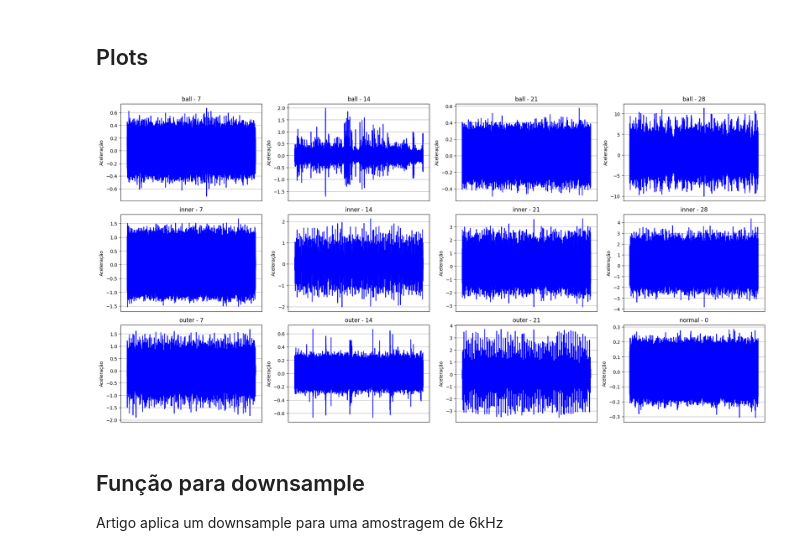
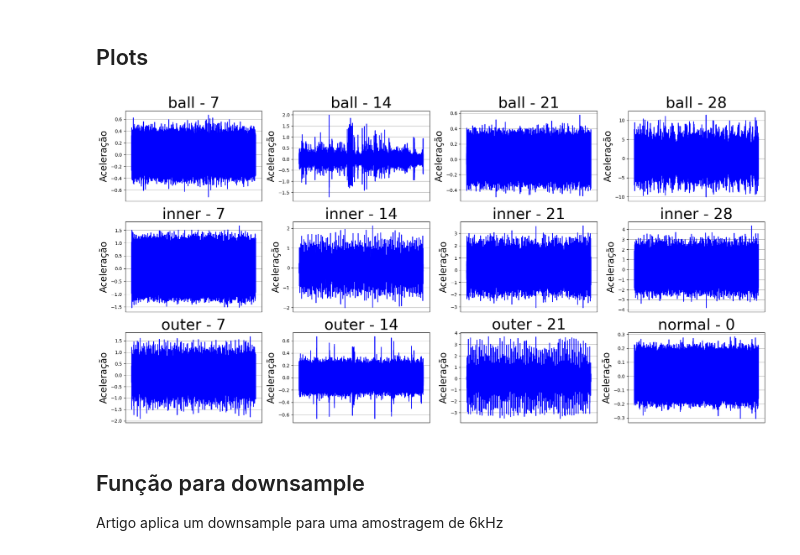
Before and after one commit to LuizFFonseca/Trabalho_final_AM, a Jupyter notebook: Trabalho.ipynb, the cells around one changed output. Saved outputs shown, nothing was run; the diff lists cells and outputs as text; code cells hidden in the pictures.

```diff
--- a/Trabalho.ipynb
+++ b/Trabalho.ipynb
@@ -89,31 +100,31 @@ to_plot
 # %%
 to_plot = to_plot.reset_index(drop=True)
 
 # Definindo o tamanho da figura e a grade de subplots (3 linhas x 4 colunas)
 fig, axes = plt.subplots(3, 4, figsize=(20, 10))
 
 # Iterar sobre cada linha do DataFrame e cada eixo do subplot
 for index, row in to_plot.iterrows():
     lista = row['DE']
     titulo = f"{row['fault_type']} - {row['fault_size']}"
 
     # Encontrar a posição do subplot
     ax = axes[index // 4, index % 4]  # Divisão inteira para linha e módulo para coluna
     # Plotar a lista no gráfico
     ax.plot(lista, color='b')
-    ax.set_title(titulo)
+    ax.set_title(titulo, fontsize = 32)
     # ax.set_xlabel('Índice')
     ax.set_xticks([])
-    ax.set_ylabel('Aceleração')
+    ax.set_ylabel('Aceleração',fontsize = 20)
     ax.grid(True)
 
 # Ajustar o layout para evitar sobreposição
 plt.tight_layout()
 
 # Mostrar o gráfico
 plt.show()
 # %% [output]
-[figure, old version]
+[figure, new version]
 # %% [markdown]
 ## Função para downsample
 
```
Also changed, not shown: parts of 43 cells of this notebook.
